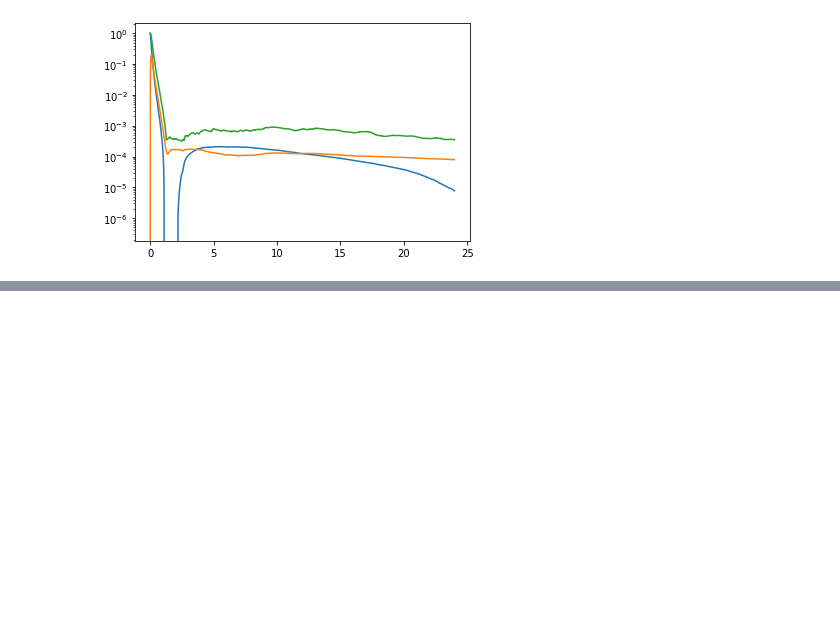
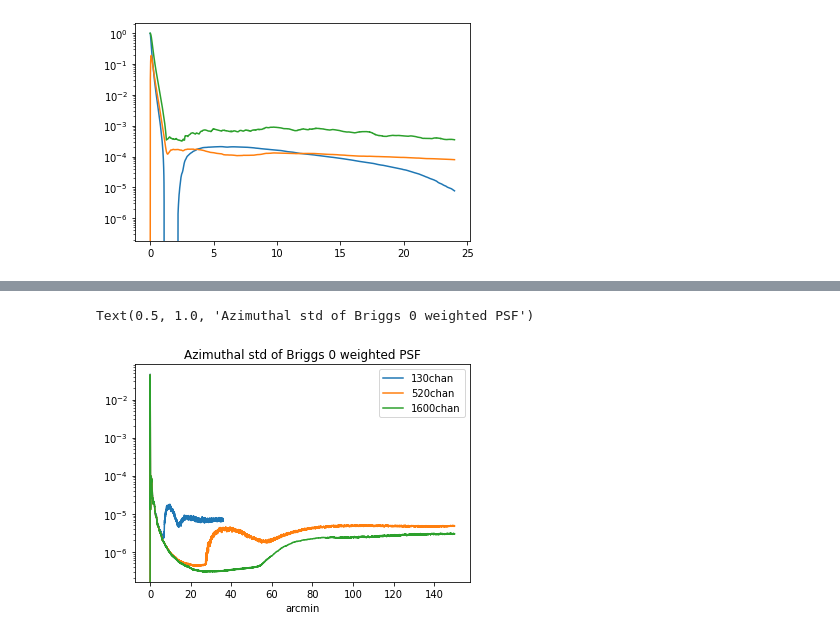
Before and after one commit to yupinghuang/sim-toolkit, a Jupyter notebook: notebooks/visualize-psf.ipynb, the cells around one changed output, grey strips where cells are left out. Cells and saved outputs as stored; diff of their text form; code cells hidden in the pictures; blank space fills up the shorter version.

```diff
--- a/notebooks/visualize-psf.ipynb
+++ b/notebooks/visualize-psf.ipynb
@@ -58,0 +74,11 @@ plt.yscale('log')
+# %%
+plt.plot(dist0, radial_std0, label='130chan')
+plt.plot(dist, radial_std, label='520chan')
+plt.plot(dist, radial_std1, label='1600chan')
+plt.xlabel('arcmin')
+plt.yscale('log')
+plt.legend()
+plt.title('Azimuthal std of Briggs 0 weighted PSF')
+# %% [output]
+Text(0.5, 1.0, 'Azimuthal std of Briggs 0 weighted PSF')
+[figure, added]
```
Also changed, not shown: parts of 4 cells of this notebook, 3 other files.
